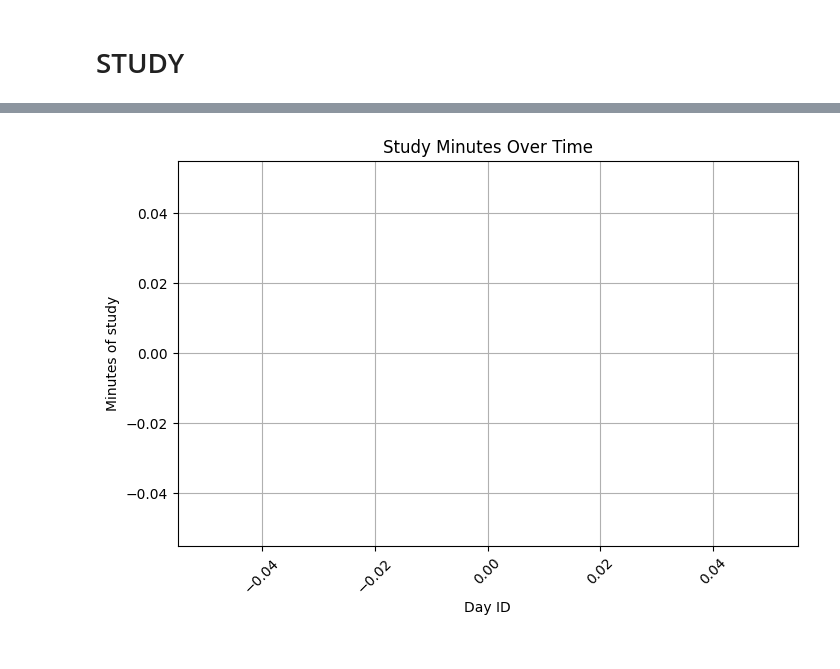
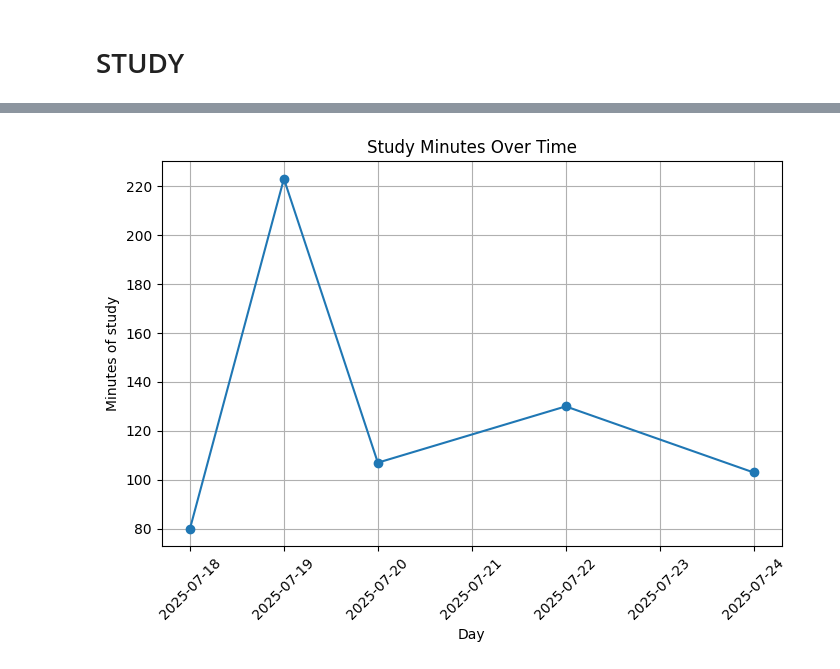
Before and after one commit to Bancie/LearningDB, a Jupyter notebook: data_analyst/study.ipynb, the cells around one changed output, grey strips where cells are left out. Drawn from its saved outputs; the diff is of its cells as text; code cells hidden in the pictures.

```diff
--- a/data_analyst/study.ipynb
+++ b/data_analyst/study.ipynb
@@ -65,14 +74,14 @@ freq       NaN
 # %%
 plt.figure(figsize=(8, 5))
-plt.plot(df['DAY_ID'], df['minutes'], marker='o')
-plt.xlabel('Day ID')
+plt.plot(df['DAY'], df['minutes'], marker='o')
+plt.xlabel('Day')
 plt.ylabel('Minutes of study')
 plt.title('Study Minutes Over Time')
 plt.xticks(rotation=45)
 plt.grid(True)
 plt.show()
 # %% [output]
-[figure, old version]
+[figure, new version]
 # %%
 df['growth_rate (%)'] = (
     df['minutes']
```
Also changed, not shown: parts of 6 cells of this notebook, 2 other files.
